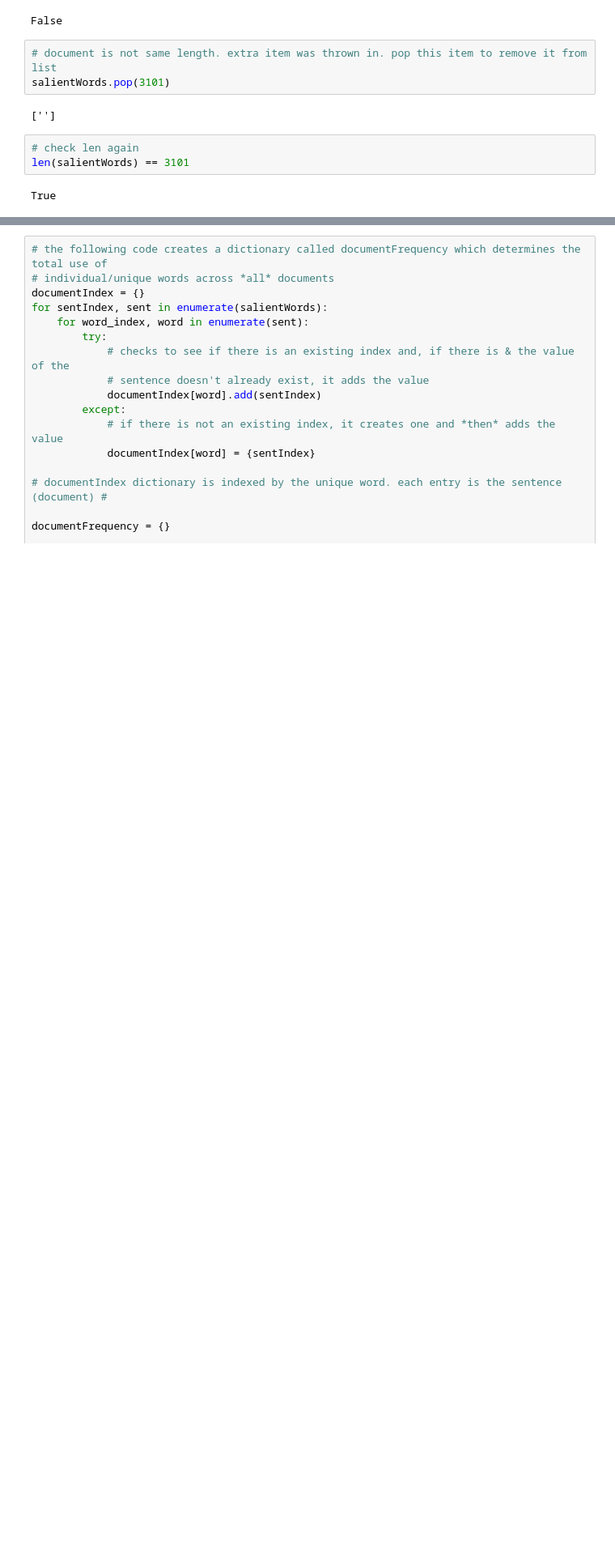
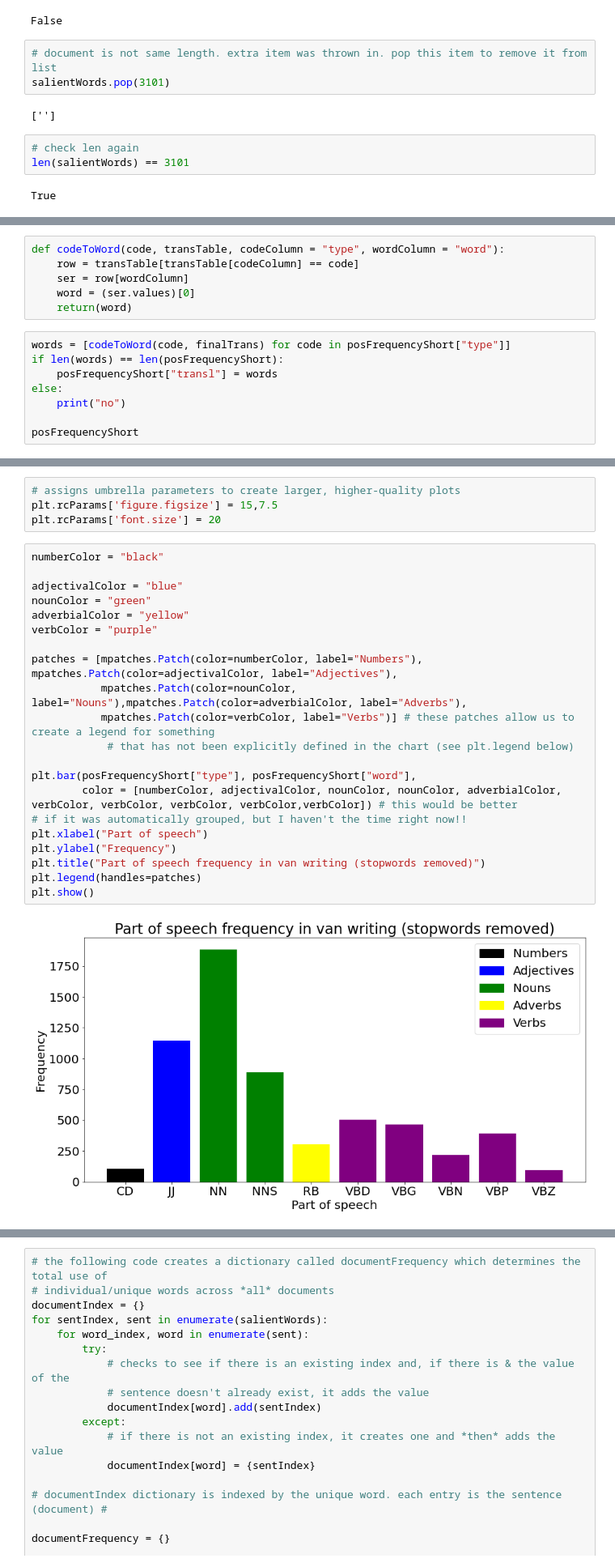
Before and after one commit to djdebonis/downByTheRiver, a Jupyter notebook: livingInAVan.ipynb, the cells around one changed output, grey strips where cells are left out. Shown: that part at 81% size. Drawn from its saved outputs; the diff is of its cells as text; blank space fills up the shorter version.

```diff
--- a/livingInAVan.ipynb
+++ b/livingInAVan.ipynb
@@ -38,0 +144,14 @@ True
+# %%
+def codeToWord(code, transTable, codeColumn = "type", wordColumn = "word"):
+    row = transTable[transTable[codeColumn] == code]
+    ser = row[wordColumn]
+    word = (ser.values)[0]
+    return(word)
+# %%
+words = [codeToWord(code, finalTrans) for code in posFrequencyShort["type"]]
+if len(words) == len(posFrequencyShort):
+    posFrequencyShort["transl"] = words
+else:
+    print("no")
+
+posFrequencyShort
@@ -38,0 +170,27 @@ True
+# %%
+# assigns umbrella parameters to create larger, higher-quality plots
+plt.rcParams['figure.figsize'] = 15,7.5
+plt.rcParams['font.size'] = 20
+# %%
+numberColor = "black"
+
+adjectivalColor = "blue"
+nounColor = "green"
+adverbialColor = "yellow"
+verbColor = "purple"
+
+patches = [mpatches.Patch(color=numberColor, label="Numbers"), mpatches.Patch(color=adjectivalColor, label="Adjectives"),
+           mpatches.Patch(color=nounColor, label="Nouns"),mpatches.Patch(color=adverbialColor, label="Adverbs"),
+           mpatches.Patch(color=verbColor, label="Verbs")] # these patches allow us to create a legend for something
+            # that has not been explicitly defined in the chart (see plt.legend below)
+
+plt.bar(posFrequencyShort["type"], posFrequencyShort["word"],
+        color = [numberColor, adjectivalColor, nounColor, nounColor, adverbialColor, verbColor, verbColor, verbColor, verbColor,verbColor]) # this would be better
+# if it was automatically grouped, but I haven't the time right now!!
+plt.xlabel("Part of speech")
+plt.ylabel("Frequency")
+plt.title("Part of speech frequency in van writing (stopwords removed)")
+plt.legend(handles=patches)
+plt.show()
+# %% [output]
+[figure, added]
```
Also changed, not shown: parts of 30 cells of this notebook, 1 other file.
